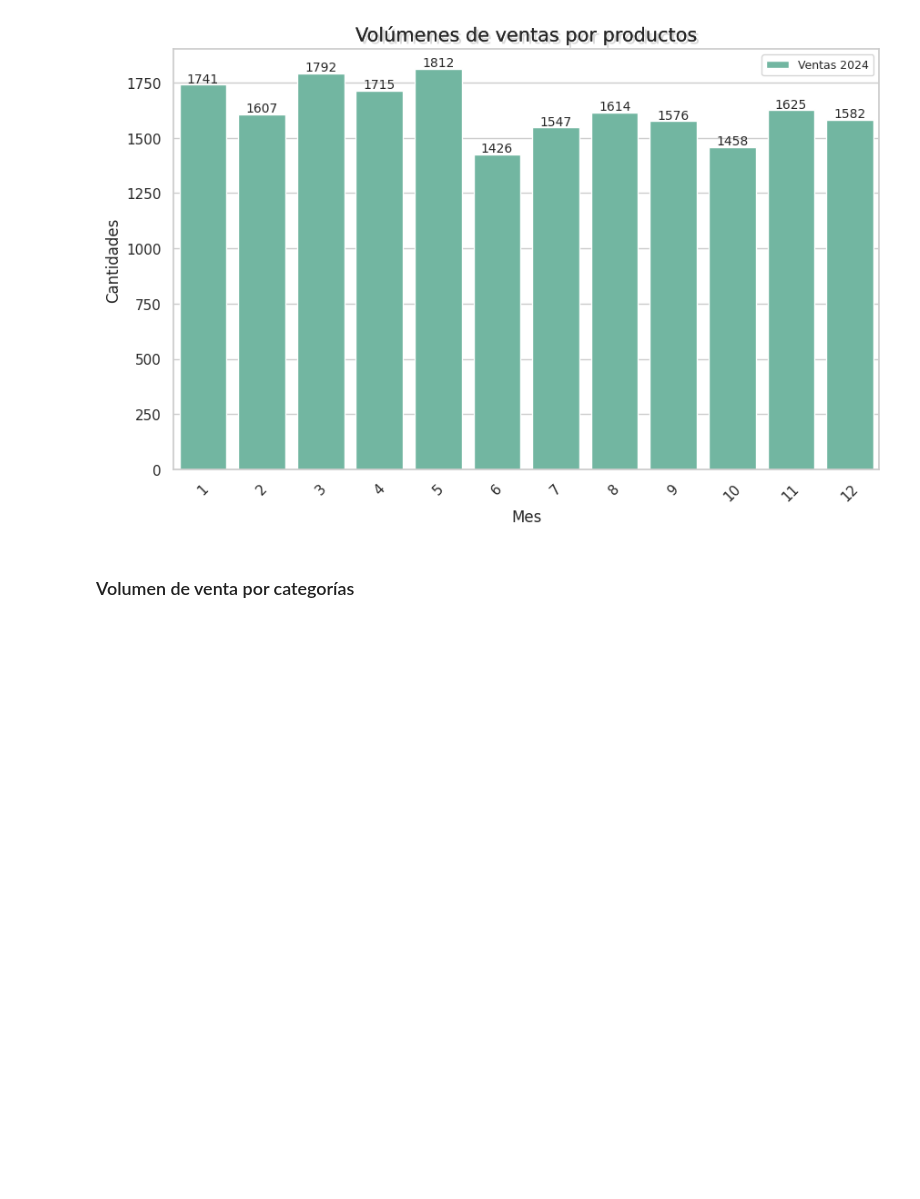
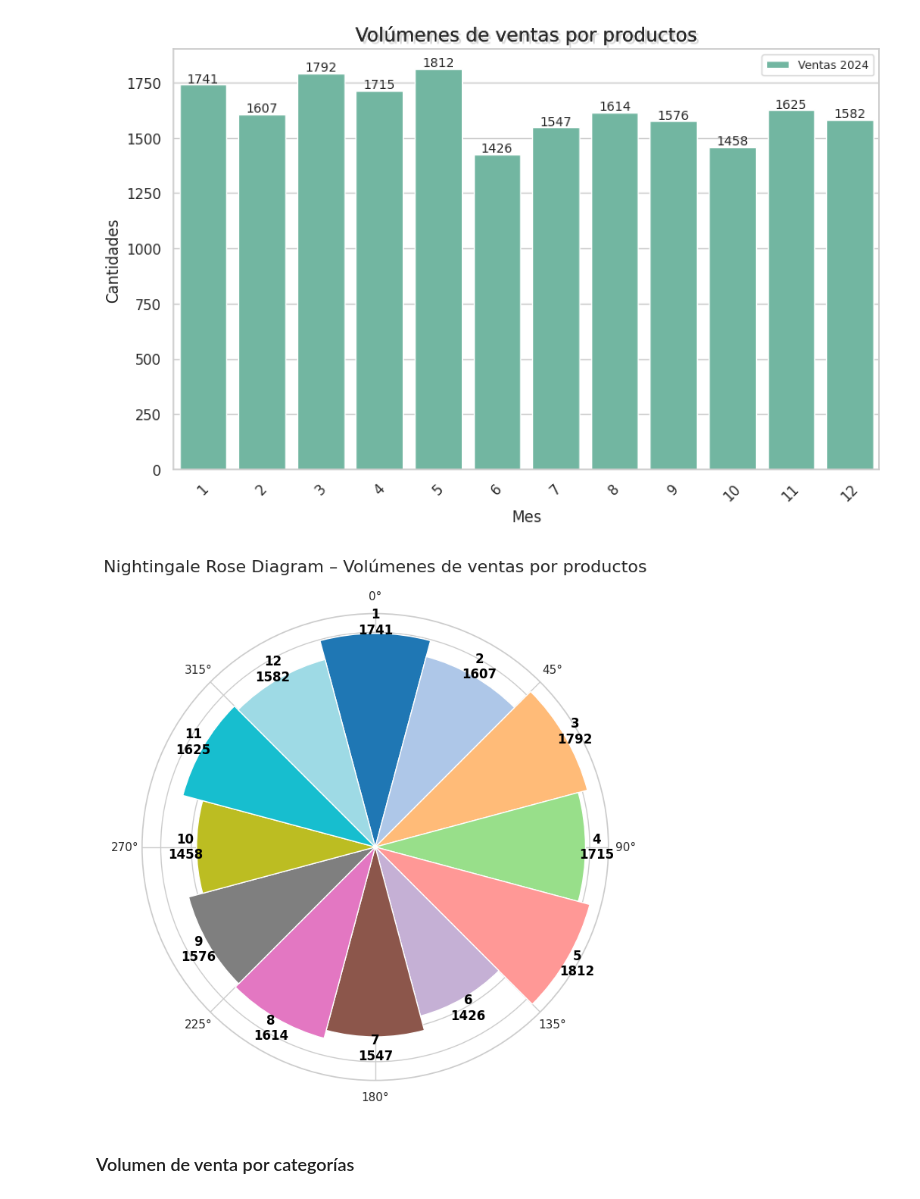
Before and after one commit to FerJGit/TT-2C2025-Data-Analitycs-Notebooks, a Jupyter notebook: EntregaFinal/Mis_Archivos/EntregaFinal.ipynb, the cells around one changed output. Drawn from its saved outputs; the diff is of its cells as text; code cells hidden in the pictures; blank space fills up the shorter version.

```diff
--- a/EntregaFinal/Mis_Archivos/EntregaFinal.ipynb
+++ b/EntregaFinal/Mis_Archivos/EntregaFinal.ipynb
@@ -1480,3 +1546,11 @@ plt.show()
+# %%
+# Mismo gráfico pero con Nightingale Rose
+#nightingale_rose(ventas_categoria, "categoria", "ventas_totales",
+#                 title="Nightingale Rose Diagram – Volúmenes de ventas por categoría")
+nightingale_rose(cantidades_mes, "mes", "cantidad_mes",
+                 title="Nightingale Rose Diagram – Volúmenes de ventas por productos")
+# %% [output]
+[figure, added]
 # %% [markdown]
 ### Volumen de venta por categorías
 # %%
```
Also changed, not shown: parts of 16 cells of this notebook.
